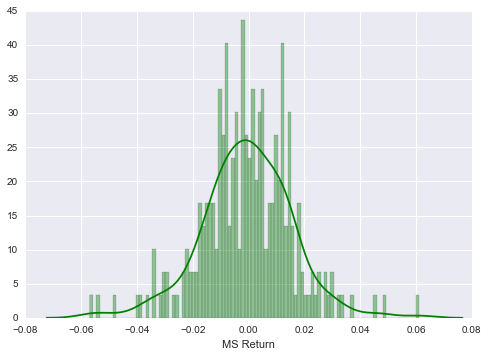
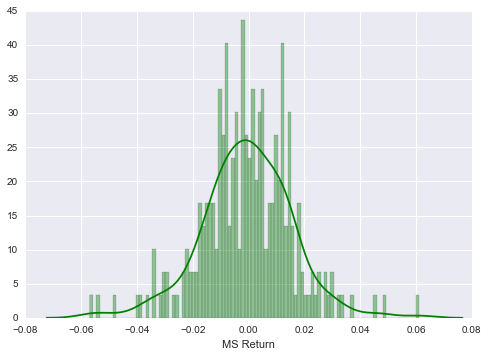
The notebook cell's code change between the first figure and the second:
--- before
+++ after
@@ -1 +1 @@
-sns.distplot(returns.ix['2015-01-01':'2015-12-31']['MS Return'],color='green',bins=100)
+sns.distplot(returns.loc['2015-01-01':'2015-12-31']['MS Return'],color='green',bins=100)

Commit: finance task done